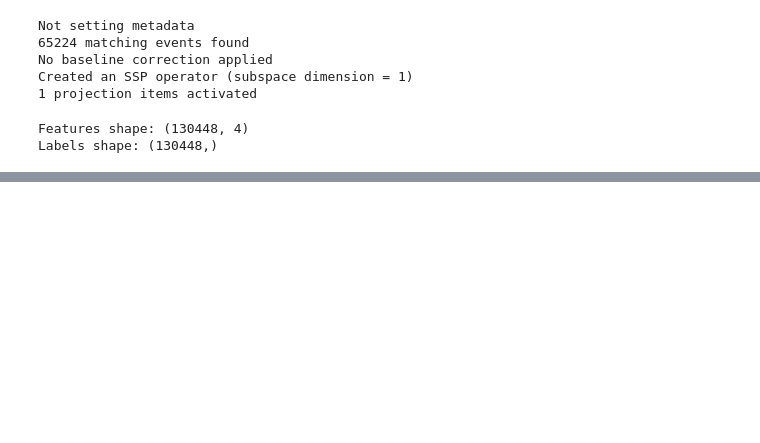
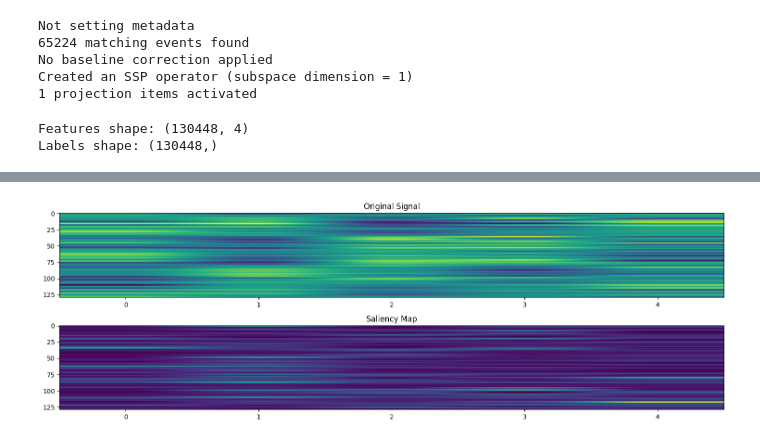
Before and after one commit to zaaisvanzyl/neural-interface-ml-pipeline, a Jupyter notebook: notebooks/main_runner.ipynb, the cells around one changed output, grey strips where cells are left out. Saved outputs shown, nothing was run; the diff lists cells and outputs as text; code cells hidden in the pictures; blank space fills up the shorter version.

```diff
--- a/notebooks/main_runner.ipynb
+++ b/notebooks/main_runner.ipynb
@@ -376,0 +472,27 @@ Model: "functional"
+# %%
+def compute_saliency(model, input_data, target_class):
+    input_tensor = tf.convert_to_tensor(input_data)
+
+    with tf.GradientTape() as tape:
+        tape.watch(input_tensor)
+        predictions = model(input_tensor)
+        loss = predictions[:, target_class]
+
+    gradients = tape.gradient(loss, input_tensor)
+    return gradients.numpy()
+
+sample_idx = 0
+true_class = np.argmax(y_test[sample_idx])
+saliency = compute_saliency(cnn_model, X_test[sample_idx:sample_idx+1], true_class)
+
+plt.figure(figsize=(15, 5))
+plt.subplot(2, 1, 1)
+plt.imshow(X_test[sample_idx, :, :, 0].T, aspect='auto')
+plt.title('Original Signal')
+plt.subplot(2, 1, 2)
+plt.imshow(np.abs(saliency[0, :, :, 0]).T, aspect='auto')
+plt.title('Saliency Map')
+plt.tight_layout()
+plt.show()
+# %% [output]
+[figure, added]
```
Also changed, not shown: parts of 9 cells of this notebook, 2 other files.
